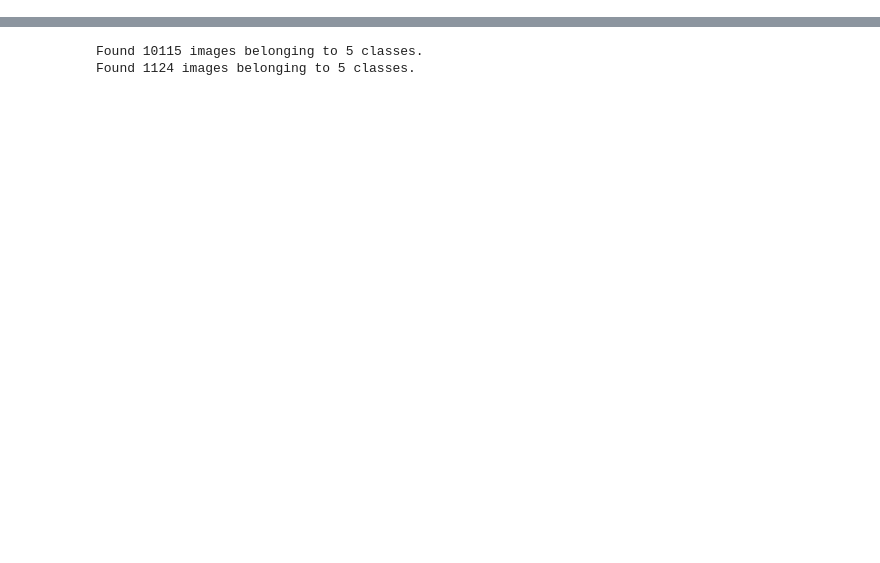
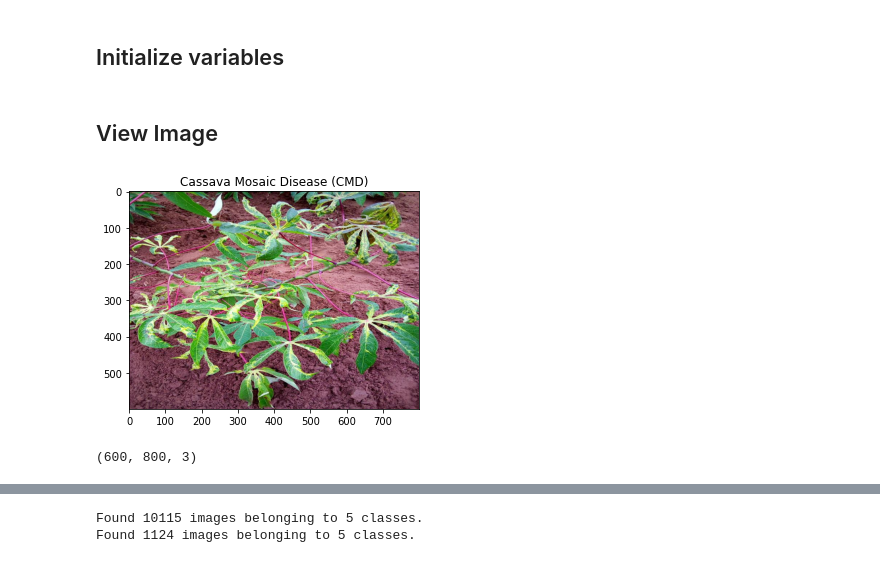
Before and after one commit to clyde2020/ML_Portfolio, a Jupyter notebook: Cassava.ipynb, the cells around one changed output, grey strips where cells are left out. Cells and saved outputs as stored; diff of their text form; code cells hidden in the pictures; blank space fills up the shorter version.

```diff
--- a/Cassava.ipynb
+++ b/Cassava.ipynb
@@ -27,0 +34,36 @@ drive.mount('/content/gdrive')
+# %% [markdown]
+## Initialize variables
+# %%
+home_dir = '/content/gdrive/MyDrive/Cassava'
+source_folder = '{}/train_images'.format(home_dir)
+df = pd.read_csv('{}/train.csv'.format(home_dir))
+label_map = pd.read_json('{}/label_num_to_disease_map.json'.format(home_dir), orient='index')
+state = 32
+batch_size = 16
+
+picdict = dict(zip(df['image_id'], df['label']))
+# %% [markdown]
+## View Image
+# %%
+def imager(path):
+  im_bgr = cv2.imread(path)
+  im_rgb = cv2.cvtColor(im_bgr, cv2.COLOR_BGR2RGB)
+  # im_rgb = im_bgr[:, :, ::-1]
+  return im_rgb
+
+def view_image(path):
+  file = path.split(sep='/')[-1]
+  name_val = df[df['image_id'] == file]['label'].values[0]
+  name = label_map.loc[name_val].values[0]
+  plt.imshow(image)
+  plt.title(name)
+  plt.show()
+# %%
+path = '/content/gdrive/MyDrive/Cassava/Train/3/1093739814.jpg'
+image = imager(path=path)
+view_image(path=path)
+
+print(image.shape)
+# %% [output]
+[figure, added]
+(600, 800, 3)
```
Also changed, not shown: parts of 30 cells of this notebook.
